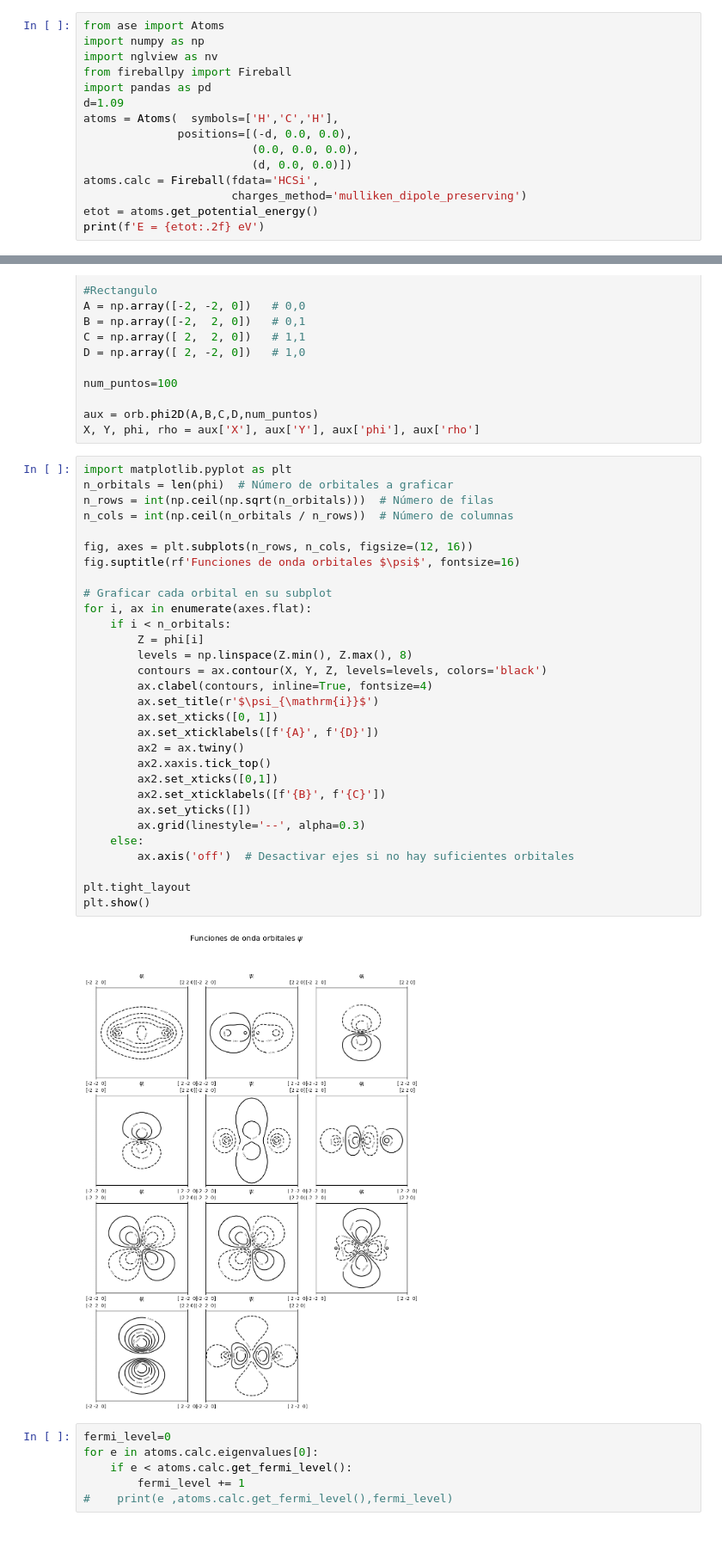
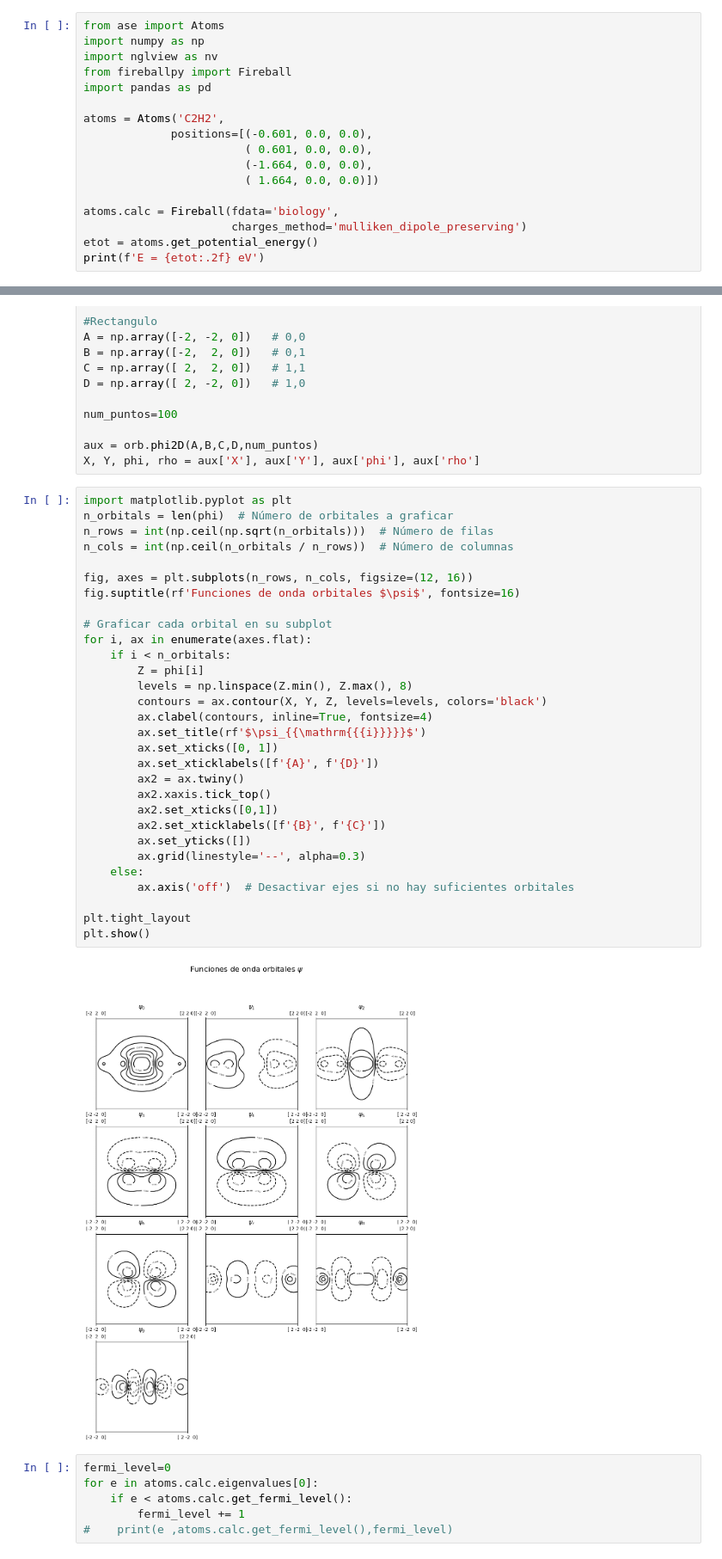
Before and after one commit to fireball-QMD/fireballpy, a Jupyter notebook: examples/wf_2d.ipynb, the cells around one changed output, grey strips where cells are left out. Shown at 86% size. Cells and saved outputs as stored; diff of their text form.

```diff
--- a/examples/wf_2d.ipynb
+++ b/examples/wf_2d.ipynb
@@ -4,12 +4,14 @@ import numpy as np
 import nglview as nv
 from fireballpy import Fireball
 import pandas as pd
-d=1.09
-atoms = Atoms(  symbols=['H','C','H'],
-              positions=[(-d, 0.0, 0.0),
-                         (0.0, 0.0, 0.0),
-                         (d, 0.0, 0.0)])
-atoms.calc = Fireball(fdata='HCSi',
+
+atoms = Atoms('C2H2',
+             positions=[(-0.601, 0.0, 0.0),
+                        ( 0.601, 0.0, 0.0),
+                        (-1.664, 0.0, 0.0),
+                        ( 1.664, 0.0, 0.0)])
+
+atoms.calc = Fireball(fdata='biology',
                       charges_method='mulliken_dipole_preserving')
 etot = atoms.get_potential_energy()
 print(f'E = {etot:.2f} eV')
@@ -33,35 +35,35 @@ X, Y, phi, rho = aux['X'], aux['Y'], aux['phi'], aux['rho']
 # %%
 import matplotlib.pyplot as plt
 n_orbitals = len(phi)  # Número de orbitales a graficar
 n_rows = int(np.ceil(np.sqrt(n_orbitals)))  # Número de filas
 n_cols = int(np.ceil(n_orbitals / n_rows))  # Número de columnas
 
 fig, axes = plt.subplots(n_rows, n_cols, figsize=(12, 16))
 fig.suptitle(rf'Funciones de onda orbitales $\psi$', fontsize=16)
 
 # Graficar cada orbital en su subplot
 for i, ax in enumerate(axes.flat):
     if i < n_orbitals:
         Z = phi[i]
         levels = np.linspace(Z.min(), Z.max(), 8)
         contours = ax.contour(X, Y, Z, levels=levels, colors='black')
         ax.clabel(contours, inline=True, fontsize=4)
-        ax.set_title(r'$\psi_{\mathrm{i}}$')
+        ax.set_title(rf'$\psi_{{\mathrm{{{i}}}}}$')
         ax.set_xticks([0, 1])
         ax.set_xticklabels([f'{A}', f'{D}'])
         ax2 = ax.twiny()
         ax2.xaxis.tick_top()
         ax2.set_xticks([0,1])
         ax2.set_xticklabels([f'{B}', f'{C}'])
         ax.set_yticks([])
         ax.grid(linestyle='--', alpha=0.3)
     else:
         ax.axis('off')  # Desactivar ejes si no hay suficientes orbitales
 
 plt.tight_layout
 plt.show()
 # %% [output]
-[figure, old version]
+[figure, new version]
 # %%
 fermi_level=0
 for e in atoms.calc.eigenvalues[0]:
```
Also changed, not shown: parts of 4 cells of this notebook, 1 other file.
